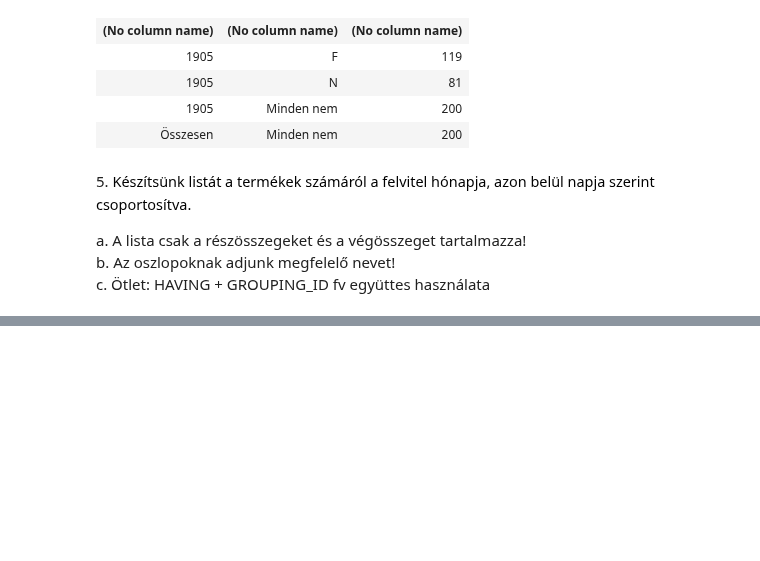
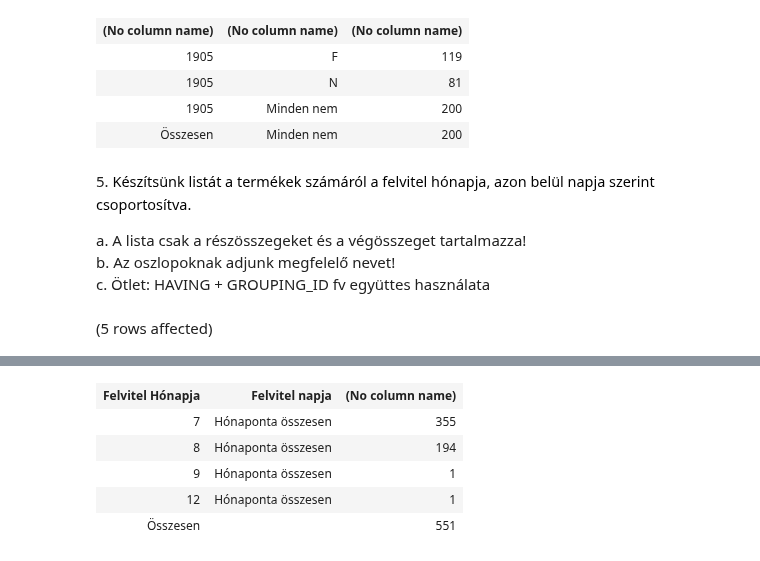
Before and after one commit to barnabasbaranyistud/SQLgyak03, a Jupyter notebook: gyakorlat04_feladatok.ipynb, the cells around one changed output, grey strips where cells are left out. Drawn from its saved outputs; the diff is of its cells as text; code cells hidden in the pictures; blank space fills up the shorter version.

```diff
--- a/gyakorlat04_feladatok.ipynb
+++ b/gyakorlat04_feladatok.ipynb
@@ -136,3 +136,23 @@ Total execution time: 00:00:00.039
 a. A lista csak a részösszegeket és a végösszeget tartalmazza!
 b. Az oszlopoknak adjunk megfelelő nevet!
 c. Ötlet: HAVING + GROUPING\_ID fv együttes használata
+# %%
+SELECT (
+CASE GROUPING_ID(Month(felvitel))
+WHEN 0 THEN CAST(Month(felvitel)
+AS nvarchar(4))
+WHEN 1 THEN 'Összesen' END
+) AS 'Felvitel Hónapja',
+(
+CASE GROUPING_ID(Month(felvitel),Day(FELVITEL))
+WHEN 0 THEN CAST(Day(FELVITEL)
+AS nvarchar(4))
+WHEN 1 THEN 'Hónaponta összesen'
+WHEN 3 THEN '' END
+) AS 'Felvitel napja', count(*)
+FROM Termek
+GROUP BY ROLLUP(Month(FELVITEL), Day(FELVITEL))
+HAVING Grouping_id(MONTH(Felvitel)) <> 0 OR
+Grouping_id(DAY(Felvitel)) <> 0
+# %% [output]
+(5 rows affected)
@@ -138,0 +160,6 @@ c. Ötlet: HAVING + GROUPING\_ID fv együttes használata
+| Felvitel Hónapja | Felvitel napja | (No column name) |
+| 7 | Hónaponta összesen | 355 |
+| 8 | Hónaponta összesen | 194 |
+| 9 | Hónaponta összesen | 1 |
+| 12 | Hónaponta összesen | 1 |
+| Összesen |  | 551 |
```
Also changed, not shown: parts of 1 cell of this notebook.
